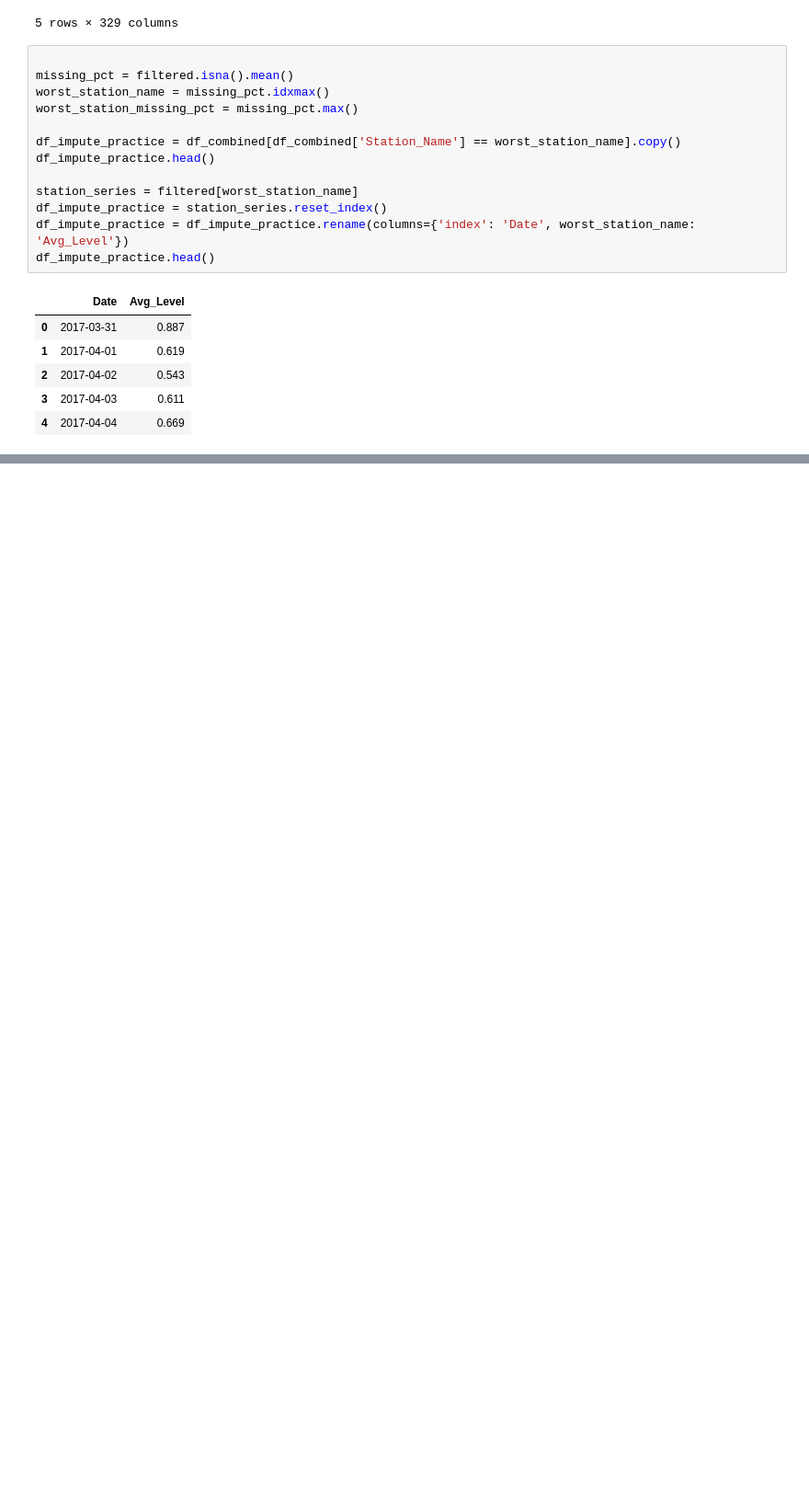
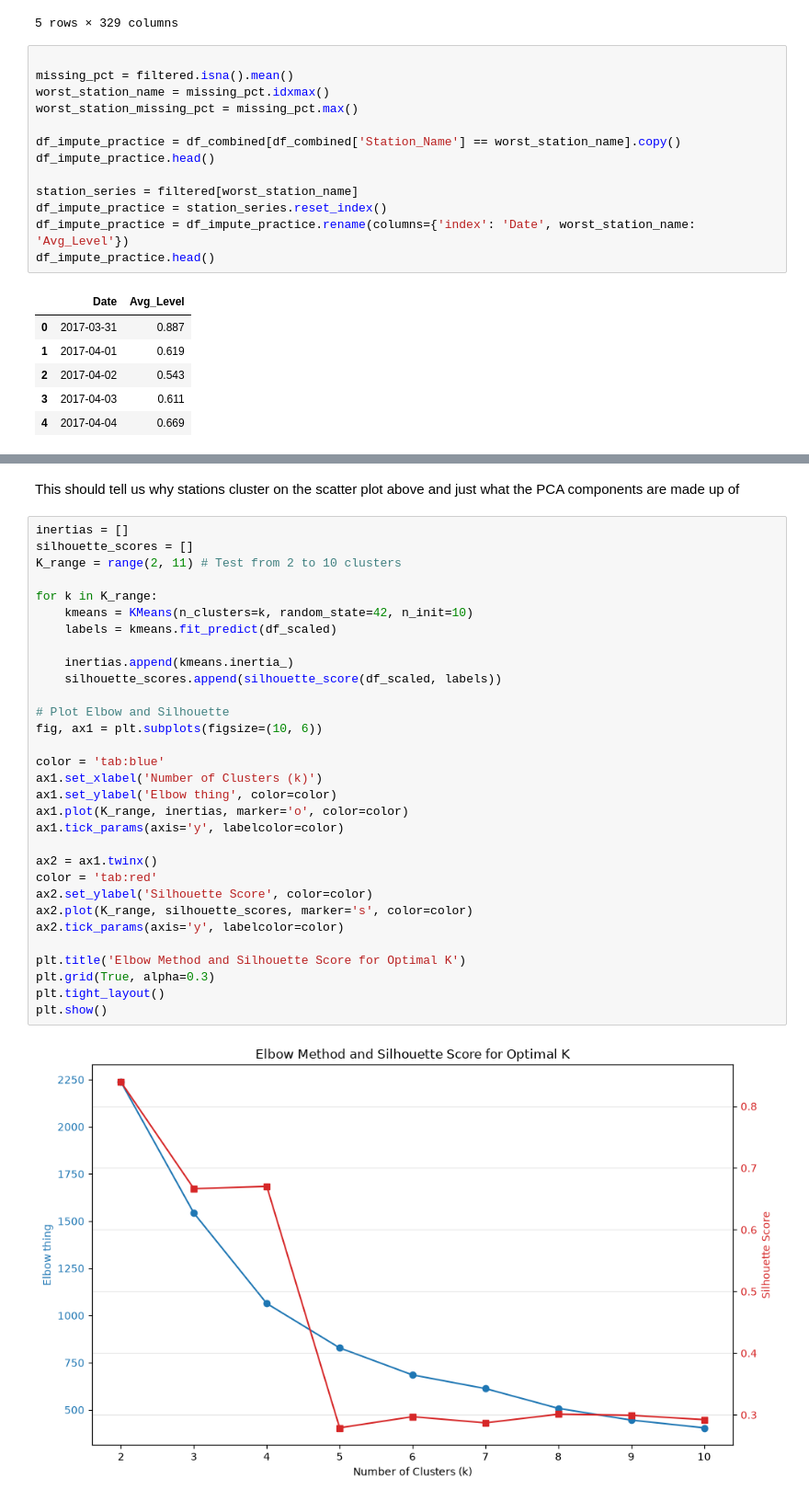
Before and after one commit to Emma-Deyell/MLP-PROJ, a Jupyter notebook: project_gabi.ipynb, the cells around one changed output, grey strips where cells are left out. Shown at 92% size. Saved outputs shown, nothing was run; the diff lists cells and outputs as text; blank space fills up the shorter version.

```diff
--- a/project_gabi.ipynb
+++ b/project_gabi.ipynb
@@ -130,0 +219,35 @@ sns.pairplot(df_visualise)
+# %% [markdown]
+This should tell us why stations cluster on the scatter plot above and just what the PCA components are made up of
+# %%
+inertias = []
+silhouette_scores = []
+K_range = range(2, 11) # Test from 2 to 10 clusters
+
+for k in K_range:
+    kmeans = KMeans(n_clusters=k, random_state=42, n_init=10)
+    labels = kmeans.fit_predict(df_scaled)
+
+    inertias.append(kmeans.inertia_)
+    silhouette_scores.append(silhouette_score(df_scaled, labels))
+
+# Plot Elbow and Silhouette
+fig, ax1 = plt.subplots(figsize=(10, 6))
+
+color = 'tab:blue'
+ax1.set_xlabel('Number of Clusters (k)')
+ax1.set_ylabel('Elbow thing', color=color)
+ax1.plot(K_range, inertias, marker='o', color=color)
+ax1.tick_params(axis='y', labelcolor=color)
+
+ax2 = ax1.twinx()
+color = 'tab:red'
+ax2.set_ylabel('Silhouette Score', color=color)
+ax2.plot(K_range, silhouette_scores, marker='s', color=color)
+ax2.tick_params(axis='y', labelcolor=color)
+
+plt.title('Elbow Method and Silhouette Score for Optimal K')
+plt.grid(True, alpha=0.3)
+plt.tight_layout()
+plt.show()
+# %% [output]
+[figure, added]
```
Also changed, not shown: parts of 11 cells of this notebook.
